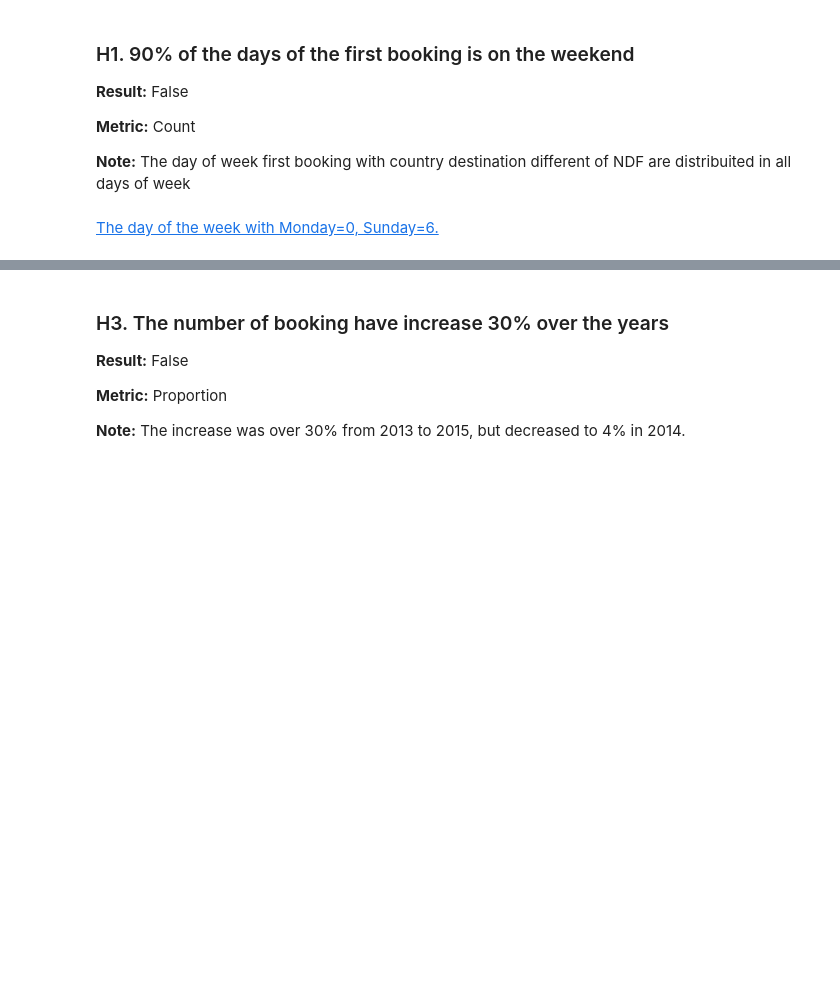
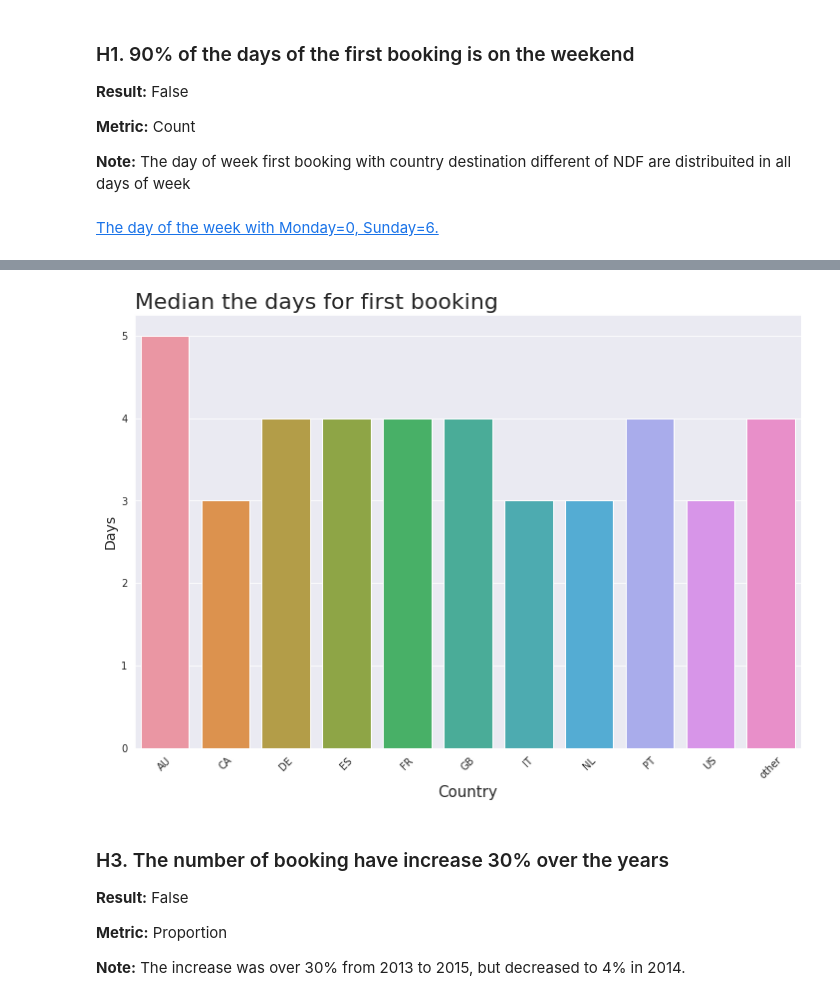
Before and after one commit to MarcosRMG/pa000_airbnb, a Jupyter notebook: notebooks/airbnb.ipynb, the cells around one changed output, grey strips where cells are left out. Saved outputs shown, nothing was run; the diff lists cells and outputs as text; code cells hidden in the pictures; blank space fills up the shorter version.

```diff
--- a/notebooks/airbnb.ipynb
+++ b/notebooks/airbnb.ipynb
@@ -557,3 +566,11 @@ plt.show()
+# %%
+plt.figure(figsize=(12, 8))
+aux = df5[df5['country_destination'] != 'NDF'][['country_destination', 'days_account_created_first_booking']].\
+                                          groupby('country_destination').median().reset_index()
+sns.barplot(x='country_destination', y='days_account_created_first_booking', data=aux)
+graph_info_cat('Median the days for first booking', 'Country', 'Days', 45)
+# %% [output]
+[figure, added]
 # %% [markdown]
 ### H3. The number of booking have increase 30% over the years
 
```
Also changed, not shown: parts of 12 cells of this notebook.
